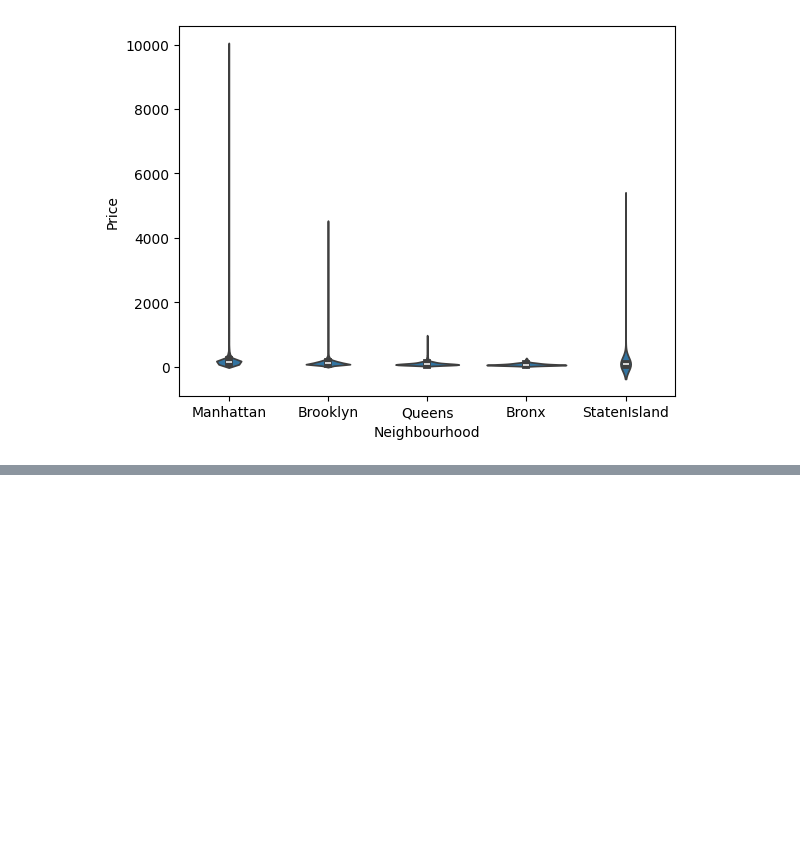
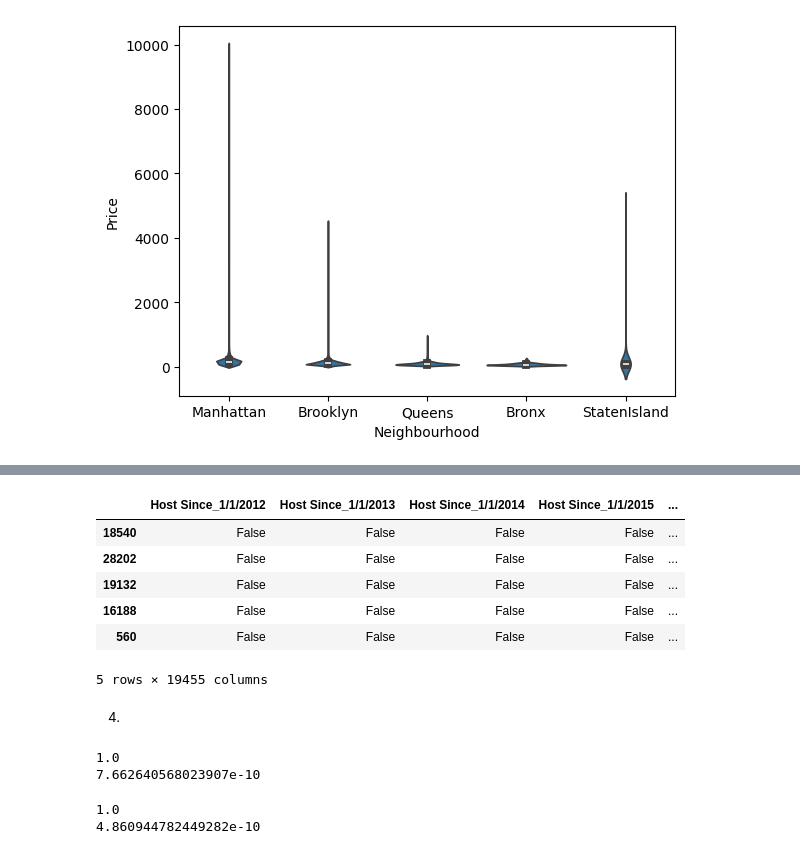
Before and after one commit to mchen899923/lab_hedonic_pricing, a Jupyter notebook: lab_notebook.ipynb, the cells around one changed output, grey strips where cells are left out. Drawn from its saved outputs; the diff is of its cells as text; code cells hidden in the pictures; blank space fills up the shorter version.

```diff
--- a/lab_notebook.ipynb
+++ b/lab_notebook.ipynb
@@ -225,0 +273,35 @@ plt.show()
+# %%
+y_train_cat= train_df['Price']
+y_test_cat = test_df['Price']
+x_train_cat = pd.get_dummies(train_df[categorical_cols], drop_first=True)
+x_test_cat = pd.get_dummies(test_df[categorical_cols], drop_first=True)
+
+display(x_train_cat.head())
+# %% [output]
+|  | Host Since_1/1/2012 | Host Since_1/1/2013 | Host Since_1/1/2014 | Host Since_1/1/2015 | ... |
+| 18540 | False | False | False | False | ... |
+| 28202 | False | False | False | False | ... |
+| 19132 | False | False | False | False | ... |
+| 16188 | False | False | False | False | ... |
+| 560 | False | False | False | False | ... |
+5 rows × 19455 columns
+# %% [markdown]
+4.
+# %%
+#numeric
+reg = LinearRegression().fit(x_train, y_train)
+print(reg.score(x_train, y_train)) #R squared train
+residuals=y_train-reg.predict(x_train)
+print(np.sqrt(np.mean(residuals**2))) #RMSE train
+# %% [output]
+1.0
+7.662640568023907e-10
+# %%
+#numeric
+reg2 = LinearRegression().fit(x_test, y_test)
+print(reg.score(x_test, y_test)) #R squared test
+residuals=y_test-reg.predict(x_test)
+print(np.sqrt(np.mean(residuals**2))) #RMSE test
+# %% [output]
+1.0
+4.860944782449282e-10
```
Also changed, not shown: parts of 7 cells of this notebook.
